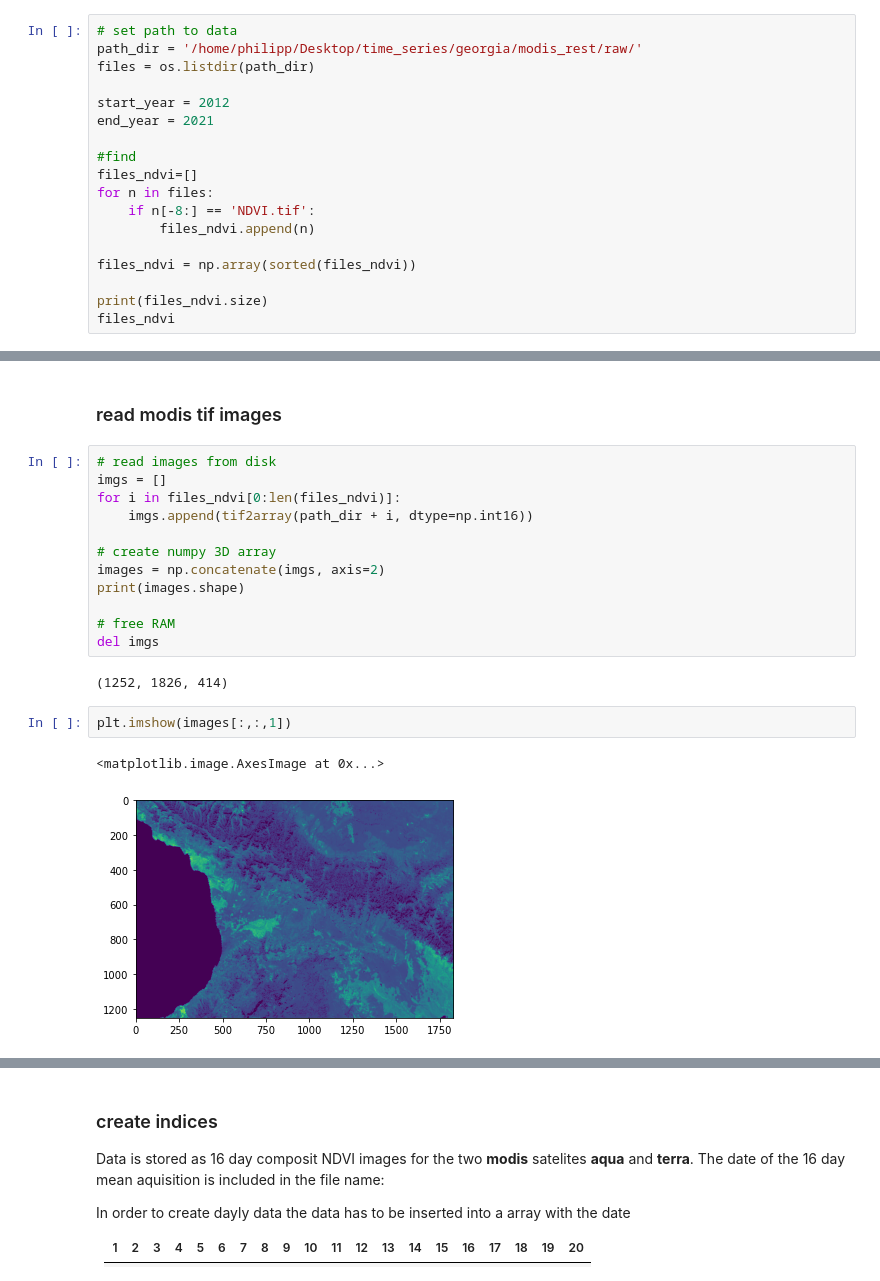
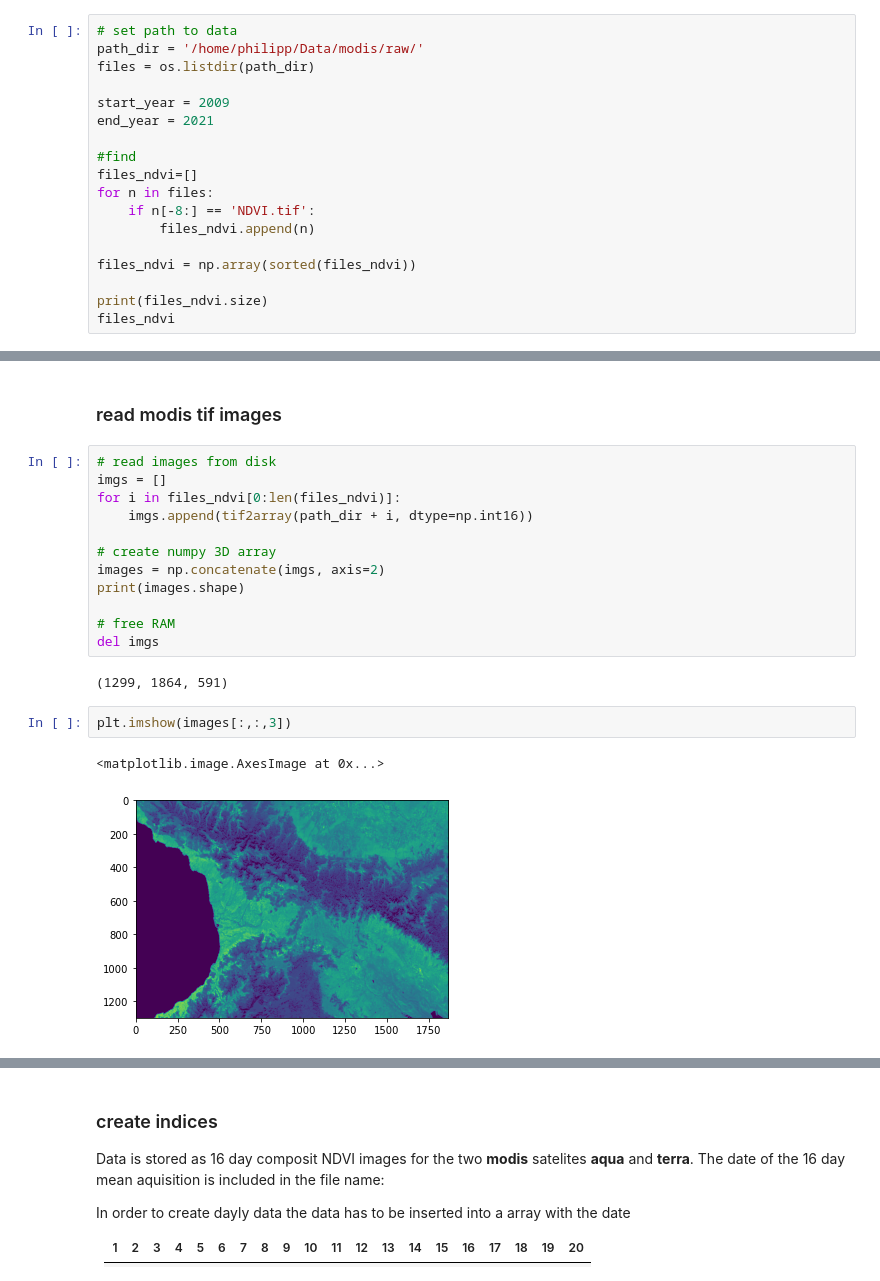
Before and after one commit to satlawa/proj_time_series_analysis, a Jupyter notebook: smothing.ipynb, the cells around one changed output, grey strips where cells are left out. Cells and saved outputs as stored; diff of their text form.

```diff
--- a/smothing.ipynb
+++ b/smothing.ipynb
@@ -43,10 +44,10 @@ def tif2array(file_path, dtype=np.uint8):
     return image
 # %%
 # set path to data
-path_dir = '/home/philipp/Desktop/time_series/georgia/modis_rest/raw/'
+path_dir = '/home/philipp/Data/modis/raw/'
 files = os.listdir(path_dir)
 
-start_year = 2012
+start_year = 2009
 end_year = 2021
 
 #find
@@ -93,10 +94,10 @@ print(images.shape)
 # free RAM
 del imgs
 # %% [output]
-(1252, 1826, 414)
+(1299, 1864, 591)
 # %%
-plt.imshow(images[:,:,1])
+plt.imshow(images[:,:,3])
 # %% [output]
 <matplotlib.image.AxesImage at 0x...>
-[figure, old version]
+[figure, new version]
 # %%
```
Also changed, not shown: parts of 24 cells of this notebook.
